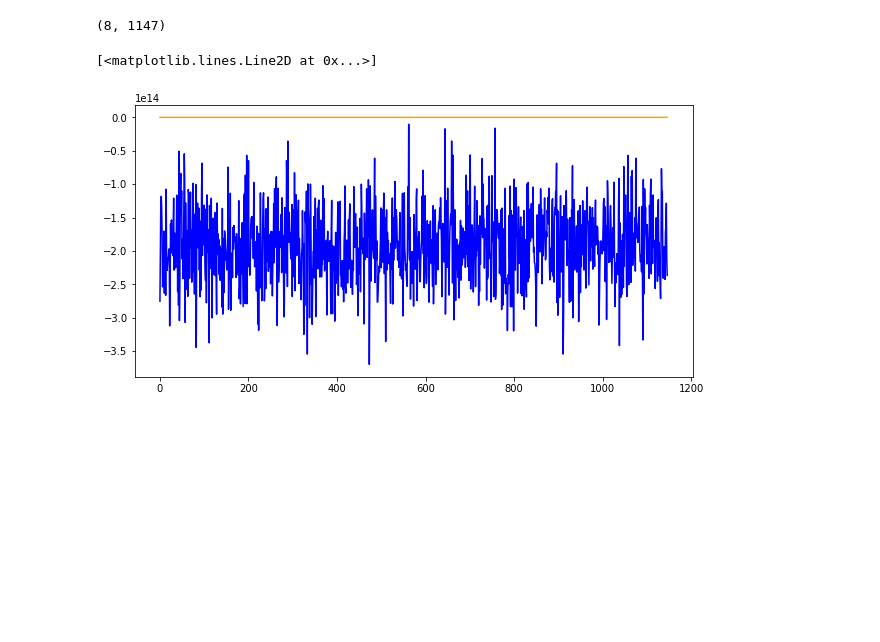
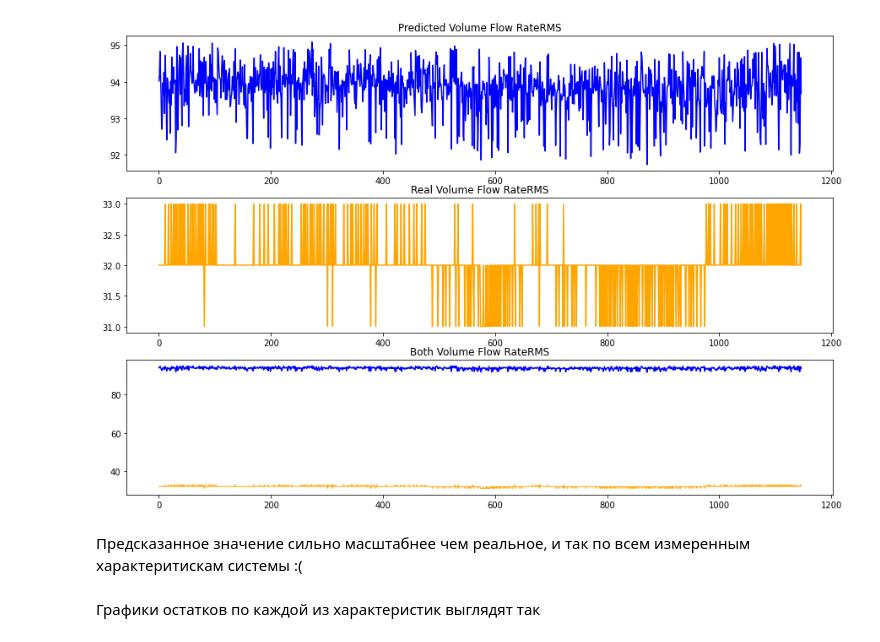
Before and after one commit to dabdya/anomaly_detection, a Jupyter notebook: MSET.ipynb, the cells around one changed output. Cells and saved outputs as stored; diff of their text form; code cells hidden in the pictures; blank space fills up the shorter version.

```diff
--- a/MSET.ipynb
+++ b/MSET.ipynb
@@ -114 +161,7 @@ df_an.drop(["anomaly", "changepoint"], inplace=True, axis=1)
+# %%
+b = otimes(np.array(D), np.array(df_an))
+# %%
+W = np.linalg.inv(a) @ b
+# %%
+X_est = np.array(D) @ W
 # %%
@@ -116,3 +170 @@ W = np.linalg.inv(D @ D.T) @ (np.array(D) @ np.array(df_an.T))
-# %%
-X_est = np.array(D.T) @ W
 # %%
@@ -120,16 +172,26 @@ rest = X_est - np.array(df_an.T)
-# %%
-rest.shape
-# %% [output]
-(8, 1147)
 # %%
 import matplotlib.pyplot as plt
 
-fig, ax = plt.subplots(figsize=(10, 5))
-ax.plot(X_est[0], color='blue')
-ax.plot(np.array(df_an.T)[0], color='orange')
+i = 7 # Accelerometer1RMS
+
+fig, axes = plt.subplots(3, 1, figsize=(15, 10))
+axes[0].plot(X_est[i], color='blue')
+axes[1].plot(np.array(df_an)[i], color='orange')
+
+axes[2].plot(X_est[i], color='blue')
+axes[2].plot(np.array(df_an)[i], color='orange', linewidth=1)
+
+axes[0].set_title(f"Predicted {df.columns[i]}")
+axes[1].set_title(f"Real {df.columns[i]}")
+axes[2].set_title(f"Both {df.columns[i]}")
+
+plt.show()
 # %% [output]
-[<matplotlib.lines.Line2D at 0x...>]
-[figure, old version]
+[figure, new version]
+# %% [markdown]
+Предсказанное значение сильно масштабнее чем реальное, и так по всем измеренным характеритискам системы :(
+# %% [markdown]
+Графики остатков по каждой из характеристик выглядят так
 # %%
 import matplotlib.pyplot as plt
 
```
Also changed, not shown: parts of 33 cells of this notebook.
